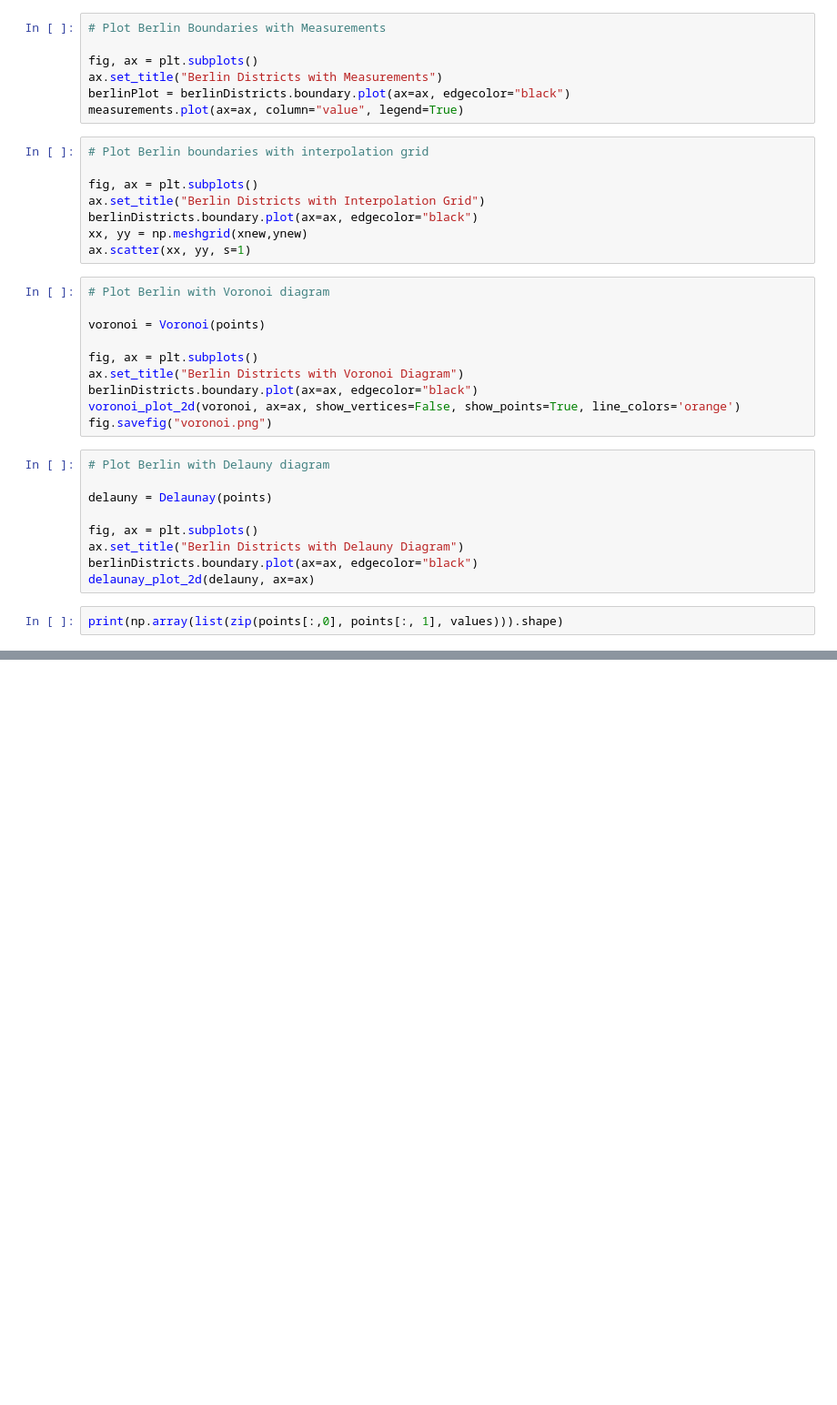
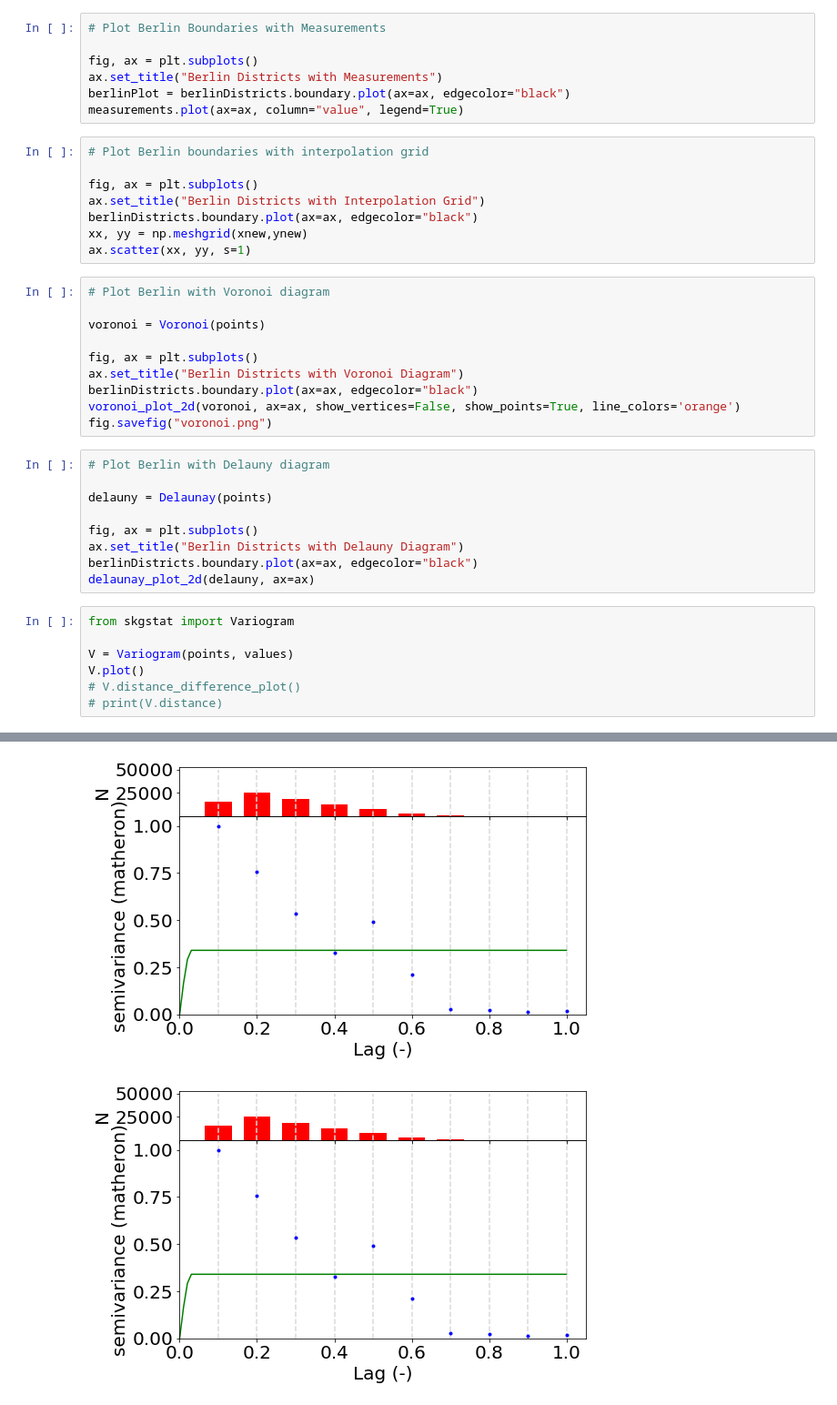
Before and after one commit to M20190649/master-thesis-code, a Jupyter notebook: airdata/analysis.ipynb, the cells around one changed output, grey strips where cells are left out. Shown at 91% size. Drawn from its saved outputs; the diff is of its cells as text; blank space fills up the shorter version.

Commit message:
experiment with variograms

```diff
--- a/airdata/analysis.ipynb
+++ b/airdata/analysis.ipynb
@@ -116,5 +112,11 @@ fig, ax = plt.subplots()
 ax.set_title("Berlin Districts with Delauny Diagram")
 berlinDistricts.boundary.plot(ax=ax, edgecolor="black")
 delaunay_plot_2d(delauny, ax=ax)
-# %%
-print(np.array(list(zip(points[:,0], points[:, 1], values))).shape)
+# %%
+from skgstat import Variogram
+
+V = Variogram(points, values)
+V.plot()
+# V.distance_difference_plot()
+# print(V.distance)
+# %% [output]
@@ -121,3 +126,5 @@ print(np.array(list(zip(points[:,0], points[:, 1], values))).shape)
+[figure, added]
+[figure, added]
 # %%
 import collections, random
 from scipy import interpolate
```
Also changed, not shown: parts of 7 cells of this notebook.
